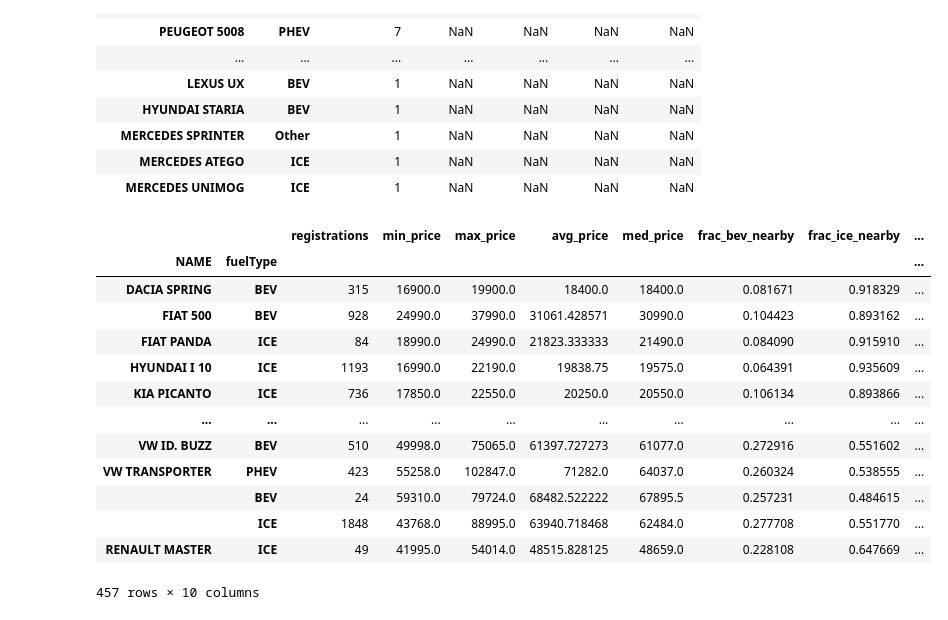
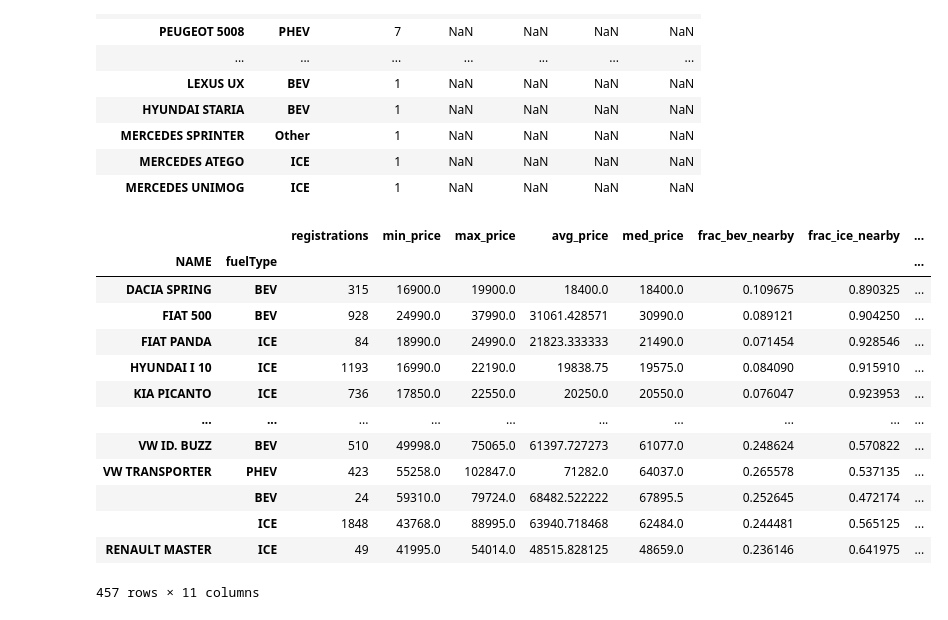
Before and after one commit to DerGenaue/ev_transition, a Jupyter notebook: de_electric_passenger_by_price.ipynb, the cells around one changed output. Cells and saved outputs as stored; diff of their text form; code cells hidden in the pictures.

Commit message:
Update Car Sales Share by Price

```diff
--- a/de_electric_passenger_by_price.ipynb
+++ b/de_electric_passenger_by_price.ipynb
@@ -162,12 +172,20 @@ missing_data_entries
 | MERCEDES UNIMOG | ICE | 1 | NaN | NaN | NaN | NaN |
 # %%
 # For every entry in ev_full_data, calculate the fraction of bev, ice and phev within 10k of the average_price
-comparison_range_abs = 5000  # price range
+comparison_range_abs = 7000  # price range
 comparison_range_factor = 0.1
+# Jitter the data depending on how many vehicles of the same type there are nearby to make the dots easier to distinguish in visualizations
+jitter_comp_range_abs = 2000  # consider cars within +- this range for jitter calculation
+jitter_const = 0.005
+jitter_factor = 0.7
 price_to_use = 'med_price'
+
+np.random.seed(42)
 
 # Reset index to work with the data more easily
 ev_full_data_w_fractions = ev_full_data.reset_index()
+
+total_registrations = ev_full_data_w_fractions['registrations'].sum()
 
 # Initialize the fraction columns
 ev_full_data_w_fractions['frac_bev_nearby'] = 0.0
@@ -175,6 +193,7 @@ ev_full_data_w_fractions['frac_ice_nearby'] = 0.0
 ev_full_data_w_fractions['frac_phev_nearby'] = 0.0
 ev_full_data_w_fractions['frac_other_nearby'] = 0.0
 ev_full_data_w_fractions['frac_nearby'] = 0.0
+ev_full_data_w_fractions['frac_nearby_jittered'] = 0.0
 
 # For each entry, calculate fractions within 10k of its average_price
 for idx, row in ev_full_data_w_fractions.iterrows():
@@ -182,43 +201,53 @@ for idx, row in ev_full_data_w_fractions.iterrows():
     comp_range = comparison_range_abs + comparison_range_factor * target_price
 
     # Find all entries within 10k of this price
     price_mask = (ev_full_data_w_fractions[price_to_use] >= target_price - comp_range) & (ev_full_data_w_fractions[price_to_use] <= target_price + comp_range)
     nearby_data = ev_full_data_w_fractions[price_mask]
 
     # Calculate total registrations for each fuel type within the range
     bev_total = nearby_data[nearby_data['fuelType'] == PowerType.BEV]['registrations'].sum()
     ice_total = nearby_data[nearby_data['fuelType'] == PowerType.ICE]['registrations'].sum()
     phev_total = nearby_data[nearby_data['fuelType'] == PowerType.PHEV]['registrations'].sum()
     other_total = nearby_data[nearby_data['fuelType'] == PowerType.Other]['registrations'].sum()
 
+    jitter_nearby_data = ev_full_data_w_fractions[(ev_full_data_w_fractions[price_to_use] >= target_price - jitter_comp_range_abs) & (ev_full_data_w_fractions[price_to_use] <= target_price + jitter_comp_range_abs)]
+    jitter_same_total = jitter_nearby_data[jitter_nearby_data['fuelType'] == row['fuelType']]['registrations'].sum()
+
     # Calculate total registrations within the range
     total_nearby = bev_total + ice_total + phev_total
 
     # Calculate fractions (avoid division by zero)
     if total_nearby > 0:
         ev_full_data_w_fractions.loc[idx, 'frac_bev_nearby'] = bev_total / total_nearby
         ev_full_data_w_fractions.loc[idx, 'frac_ice_nearby'] = ice_total / total_nearby
         ev_full_data_w_fractions.loc[idx, 'frac_phev_nearby'] = phev_total / total_nearby
         ev_full_data_w_fractions.loc[idx, 'frac_other_nearby'] = other_total / total_nearby
-        ev_full_data_w_fractions.loc[idx, 'frac_nearby'] = ev_full_data_w_fractions.loc[idx, f'frac_{row['fuelType'].lower()}_nearby']
+        frac_nearby = ev_full_data_w_fractions.loc[idx, f'frac_{row['fuelType'].lower()}_nearby']
+        ev_full_data_w_fractions.loc[idx, 'frac_nearby'] = frac_nearby
+        # jitter fraction value, but never outside [0,1] bounds
+        ev_full_data_w_fractions.loc[idx, 'frac_nearby_jittered'] = (frac_nearby +
+            min(max(
+                ((jitter_same_total / total_registrations * jitter_factor + jitter_const) * (np.random.rand()*2-1)),
+                -frac_nearby), 1-frac_nearby)
+            )
 
 # Set the index back and update ev_full_data
 ev_full_data_w_fractions.set_index(['NAME', 'fuelType'], inplace=True)
 
 ev_full_data_w_fractions.to_csv('data/de/car_registrations_last_month_with_price_and_fractions.csv')
 ev_full_data_w_fractions
 # %% [output]
 |  |  | registrations | min_price | max_price | avg_price | med_price | frac_bev_nearby | frac_ice_nearby | ... |
 | NAME | fuelType |  |  |  |  |  |  |  | ... |
-| DACIA SPRING | BEV | 315 | 16900.0 | 19900.0 | 18400.0 | 18400.0 | 0.081671 | 0.918329 | ... |
-| FIAT 500 | BEV | 928 | 24990.0 | 37990.0 | 31061.428571 | 30990.0 | 0.104423 | 0.893162 | ... |
-| FIAT PANDA | ICE | 84 | 18990.0 | 24990.0 | 21823.333333 | 21490.0 | 0.084090 | 0.915910 | ... |
-| HYUNDAI I 10 | ICE | 1193 | 16990.0 | 22190.0 | 19838.75 | 19575.0 | 0.064391 | 0.935609 | ... |
-| KIA PICANTO | ICE | 736 | 17850.0 | 22550.0 | 20250.0 | 20550.0 | 0.106134 | 0.893866 | ... |
+| DACIA SPRING | BEV | 315 | 16900.0 | 19900.0 | 18400.0 | 18400.0 | 0.109675 | 0.890325 | ... |
+| FIAT 500 | BEV | 928 | 24990.0 | 37990.0 | 31061.428571 | 30990.0 | 0.089121 | 0.904250 | ... |
+| FIAT PANDA | ICE | 84 | 18990.0 | 24990.0 | 21823.333333 | 21490.0 | 0.071454 | 0.928546 | ... |
+| HYUNDAI I 10 | ICE | 1193 | 16990.0 | 22190.0 | 19838.75 | 19575.0 | 0.084090 | 0.915910 | ... |
+| KIA PICANTO | ICE | 736 | 17850.0 | 22550.0 | 20250.0 | 20550.0 | 0.076047 | 0.923953 | ... |
 | ... | ... | ... | ... | ... | ... | ... | ... | ... | ... |
-| VW ID. BUZZ | BEV | 510 | 49998.0 | 75065.0 | 61397.727273 | 61077.0 | 0.272916 | 0.551602 | ... |
-| VW TRANSPORTER | PHEV | 423 | 55258.0 | 102847.0 | 71282.0 | 64037.0 | 0.260324 | 0.538555 | ... |
-|  | BEV | 24 | 59310.0 | 79724.0 | 68482.522222 | 67895.5 | 0.257231 | 0.484615 | ... |
-|  | ICE | 1848 | 43768.0 | 88995.0 | 63940.718468 | 62484.0 | 0.277708 | 0.551770 | ... |
-| RENAULT MASTER | ICE | 49 | 41995.0 | 54014.0 | 48515.828125 | 48659.0 | 0.228108 | 0.647669 | ... |
+| VW ID. BUZZ | BEV | 510 | 49998.0 | 75065.0 | 61397.727273 | 61077.0 | 0.248624 | 0.570822 | ... |
+| VW TRANSPORTER | PHEV | 423 | 55258.0 | 102847.0 | 71282.0 | 64037.0 | 0.265578 | 0.537135 | ... |
+|  | BEV | 24 | 59310.0 | 79724.0 | 68482.522222 | 67895.5 | 0.252645 | 0.472174 | ... |
+|  | ICE | 1848 | 43768.0 | 88995.0 | 63940.718468 | 62484.0 | 0.244481 | 0.565125 | ... |
+| RENAULT MASTER | ICE | 49 | 41995.0 | 54014.0 | 48515.828125 | 48659.0 | 0.236146 | 0.641975 | ... |
-457 rows × 10 columns
+457 rows × 11 columns
```
Also changed, not shown: parts of 2 cells of this notebook, 2 other files.
